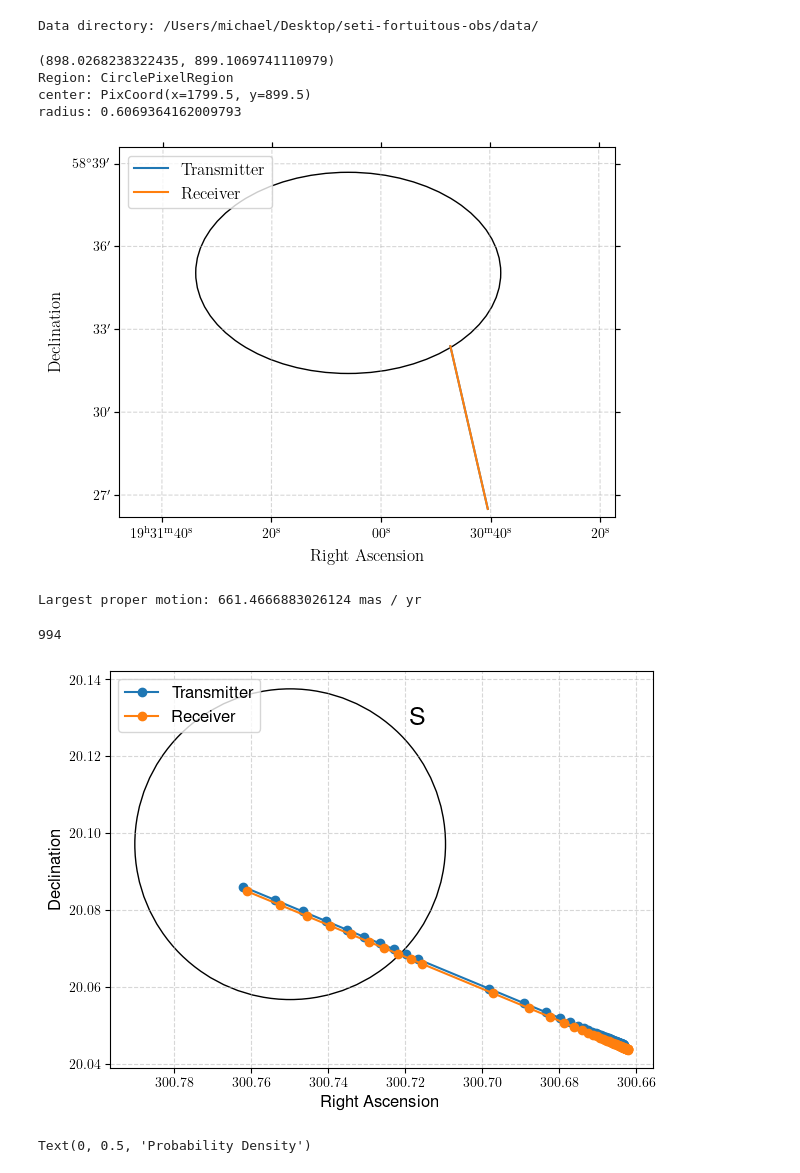
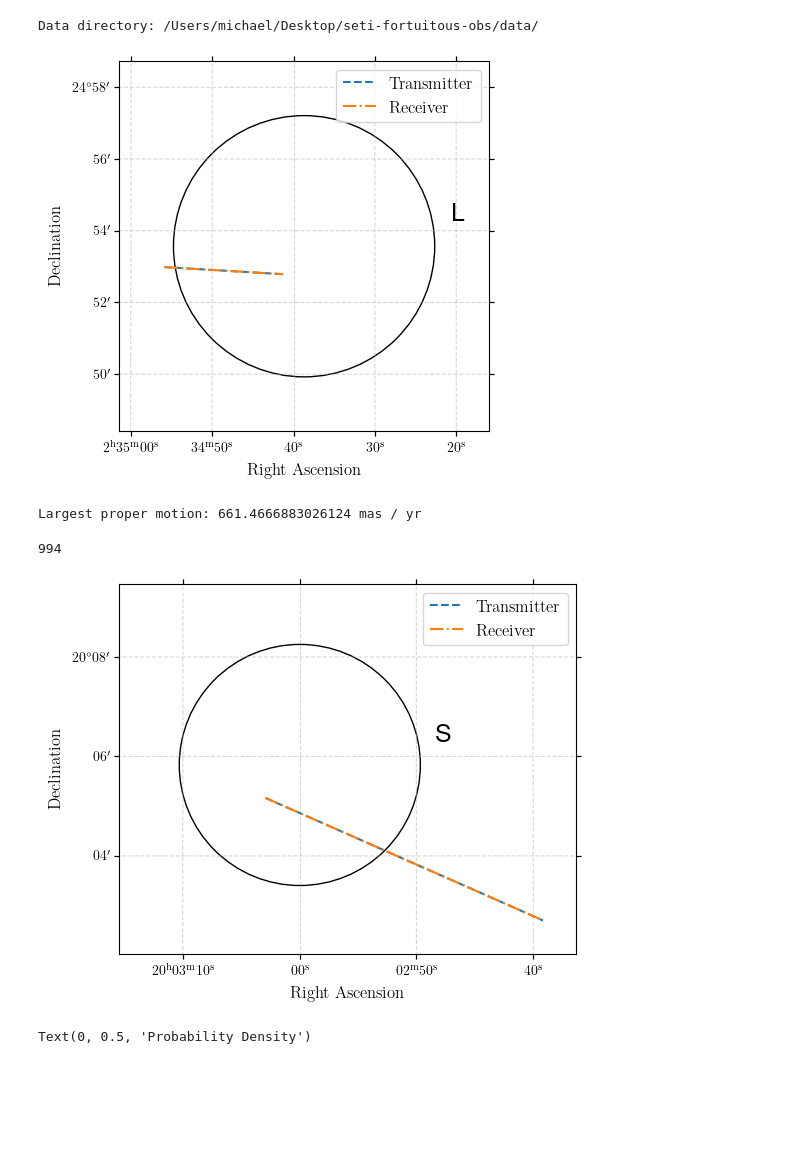
Before and after one commit to palumbom/seti-fortuitous-obs, a Jupyter notebook: parse_observations.ipynb, the cells around one changed output. Cells and saved outputs as stored; diff of their text form; code cells hidden in the pictures; blank space fills up the shorter version.

Commit message:
fixed hard-coded plot bounds

```diff
--- a/parse_observations.ipynb
+++ b/parse_observations.ipynb
@@ -135,7 +135,8 @@ def plot_probe_focal_lines(i):
     axs.add_artist(artist)
 
     # annotate the beam circle
-    label = axs.annotate(band, xy=(ra_obs-beamDict[band]/2.6, dec_obs+beamDict[band]/2.6), fontsize=18)
+    label_pos = wcs.world_to_pixel(c_obs.directional_offset_by(280.0 * u.deg, 1.15 * angle))
+    label = axs.annotate(band, xy=label_pos, fontsize=18)
 
     # get pixel coordas
     c_trans = SkyCoord(ra_trans, dec_trans, unit="deg", frame="icrs")
@@ -145,32 +146,45 @@ def plot_probe_focal_lines(i):
     x_rec, y_rec = wcs.world_to_pixel(c_trans)
 
     # plot the focal lines
-    axs.plot(x_trans, y_trans, color="tab:blue", label=r"{\rm Transmitter}")
-    axs.plot(x_rec, y_rec, color="tab:orange", label=r"{\rm Receiver}")
+    axs.plot(x_trans, y_trans, color="tab:blue", ls="--", label=r"{\rm Transmitter}")
+    axs.plot(x_rec, y_rec, color="tab:orange", ls="-.", label=r"{\rm Receiver}")
+
+    # get axis limits
+    c1 = c_obs.directional_offset_by(0.0 * u.deg, 1.25 * angle)
+    c2 = c_obs.directional_offset_by(90.0 * u.deg, 1.25 * angle)
+    c3 = c_obs.directional_offset_by(180.0 * u.deg, 1.25 * angle)
+    c4 = c_obs.directional_offset_by(270.0 * u.deg, 1.25 * angle)
+
+    all_coords = [c1, c2, c3, c4, *c_trans, *c_rec]
+
+    x_coords = []
+    y_coords = []
+    for i in range(len(all_coords)):
+        out = wcs.world_to_pixel(all_coords[i])
+        x_coords.append(out[0])
+        y_coords.append(out[1])
+
+    x_coords = np.array(x_coords)
+    y_coords = np.array(y_coords)
 
     # fix the axes
-    print(axs.get_ylim())
-    print(pixel_region)
-    axs.set_xlim(1798.5888733316257, 1800.5628219880643)
-    axs.set_ylim(898.0268238322435, 900.2569741110979)
+    axs.set_xlim(np.min(x_coords)-0.1, np.max(x_coords)+0.1)
+    axs.set_ylim(np.min(y_coords)-0.1, np.max(y_coords)+0.1)
 
     # set the axis labels
     axs.set_xlabel(r"{\rm Right Ascension}", fontsize=12)
     axs.set_ylabel(r"{\rm Declination}", fontsize=12)
 
+    axs.set_aspect("equal")
     axs.grid(ls="--", alpha=0.5)
-    axs.legend(fontsize=12, loc="upper left")
+    axs.legend(fontsize=12)
     fig.savefig("/Users/michael/Desktop/the_sky_is_a_sphere.pdf")
     plt.show()
 # %%
 # plot the first hit
-plot_probe_focal_lines(157)
+plot_probe_focal_lines(1)
 # %% [output]
-(898.0268238322435, 899.1069741110979)
-Region: CirclePixelRegion
-center: PixCoord(x=1799.5, y=899.5)
-radius: 0.6069364162009793
-[figure, old version]
+[figure, new version]
 # %%
 # get gaia source ids that appear in observation list
 common_ids = set(gaia_tbl["source_id"]).intersection(df["gaia_source_id"])
@@ -198,7 +212,7 @@ print(idx)
 plot_probe_focal_lines(idx)
 # %% [output]
 994
-[figure, old version]
+[figure, new version]
 # %%
 # get maximum drift rates
 max_drift = np.zeros(len(df))
```
Also changed, not shown: parts of 5 cells of this notebook.
